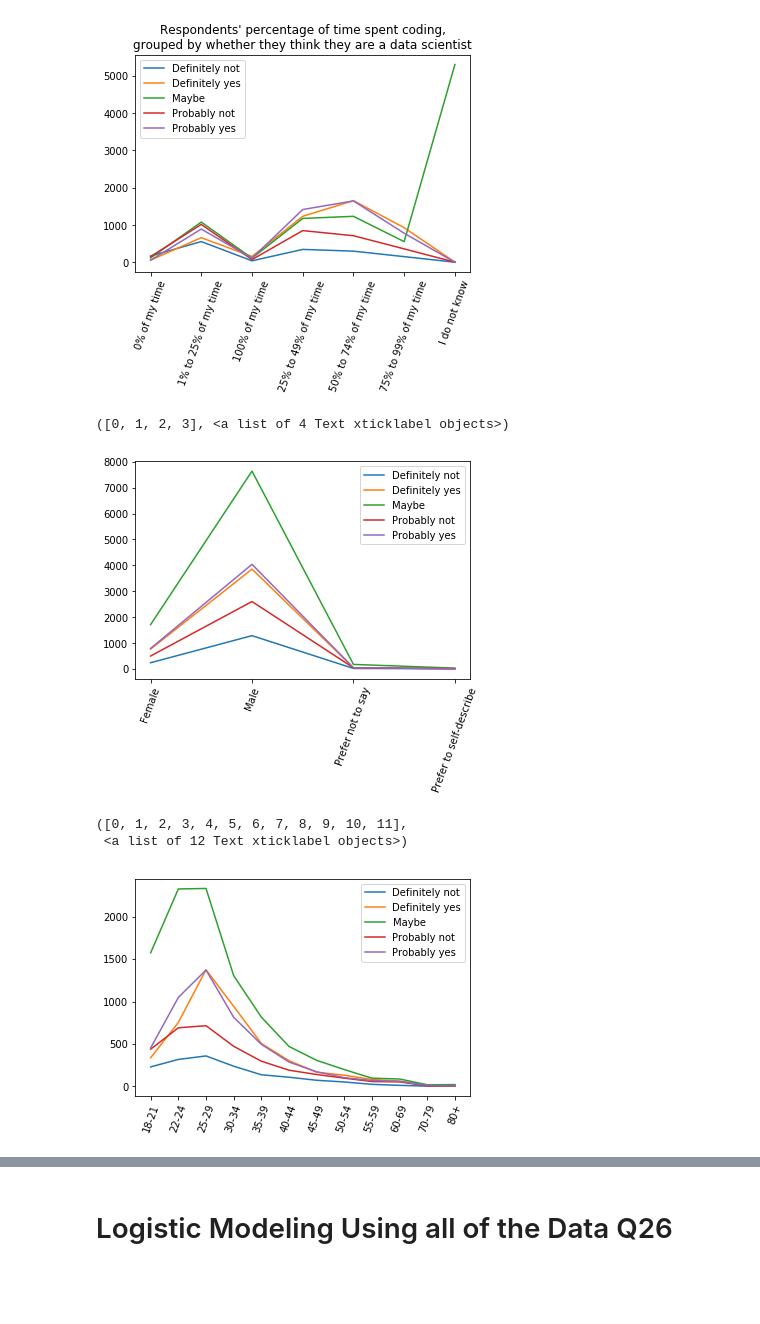
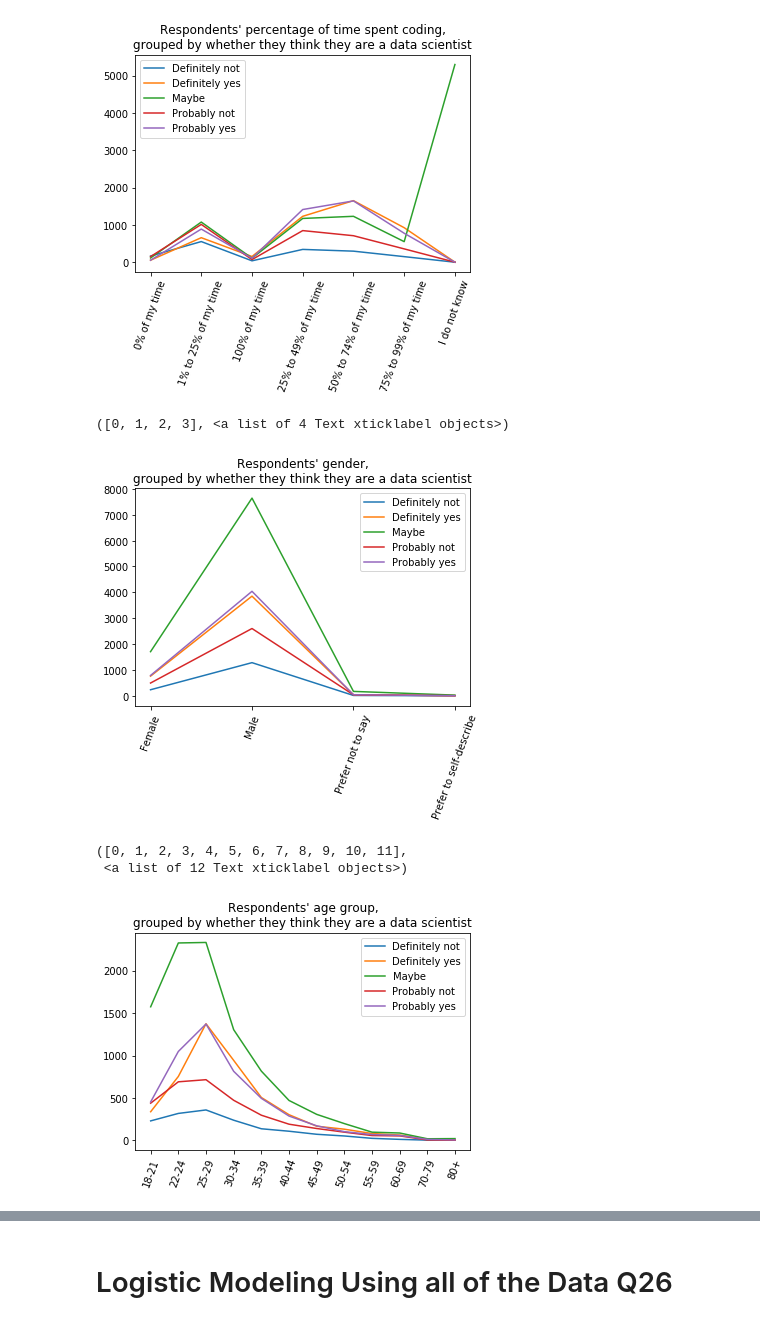
Before and after one commit to iris-liu0312/Stats-131-final, a Jupyter notebook: FINAL_131_project_code.ipynb, the cells around one changed output, grey strips where cells are left out. Drawn from its saved outputs; the diff is of its cells as text; code cells hidden in the pictures; blank space fills up the shorter version.

Commit message:
changed graph titles

```diff
--- a/FINAL_131_project_code.ipynb
+++ b/FINAL_131_project_code.ipynb
@@ -292,22 +292,24 @@ plt.xticks(rotation = 70)
 # %%
 table = data.groupby(['gender', 'data_scientist']).gender.count().unstack()
 
 plt.plot(table)
+plt.title("Respondents' gender,\ngrouped by whether they think they are a data scientist")
 plt.legend(table)
 plt.xticks(rotation = 70)
 # %% [output]
 ([0, 1, 2, 3], <a list of 4 Text xticklabel objects>)
-[figure, old version]
+[figure, new version]
 # %%
 table = data.groupby(['age', 'data_scientist']).gender.count().unstack()
 
 plt.plot(table)
+plt.title("Respondents' age group,\ngrouped by whether they think they are a data scientist")
 plt.legend(table)
 plt.xticks(rotation = 70)
 # %% [output]
 ([0, 1, 2, 3, 4, 5, 6, 7, 8, 9, 10, 11],
  <a list of 12 Text xticklabel objects>)
-[figure, old version]
+[figure, new version]
 # %%
 table = data.groupby(['undergrad_major', 'data_scientist']).gender.count().unstack()
 
```
Also changed, not shown: parts of 4 cells of this notebook.
